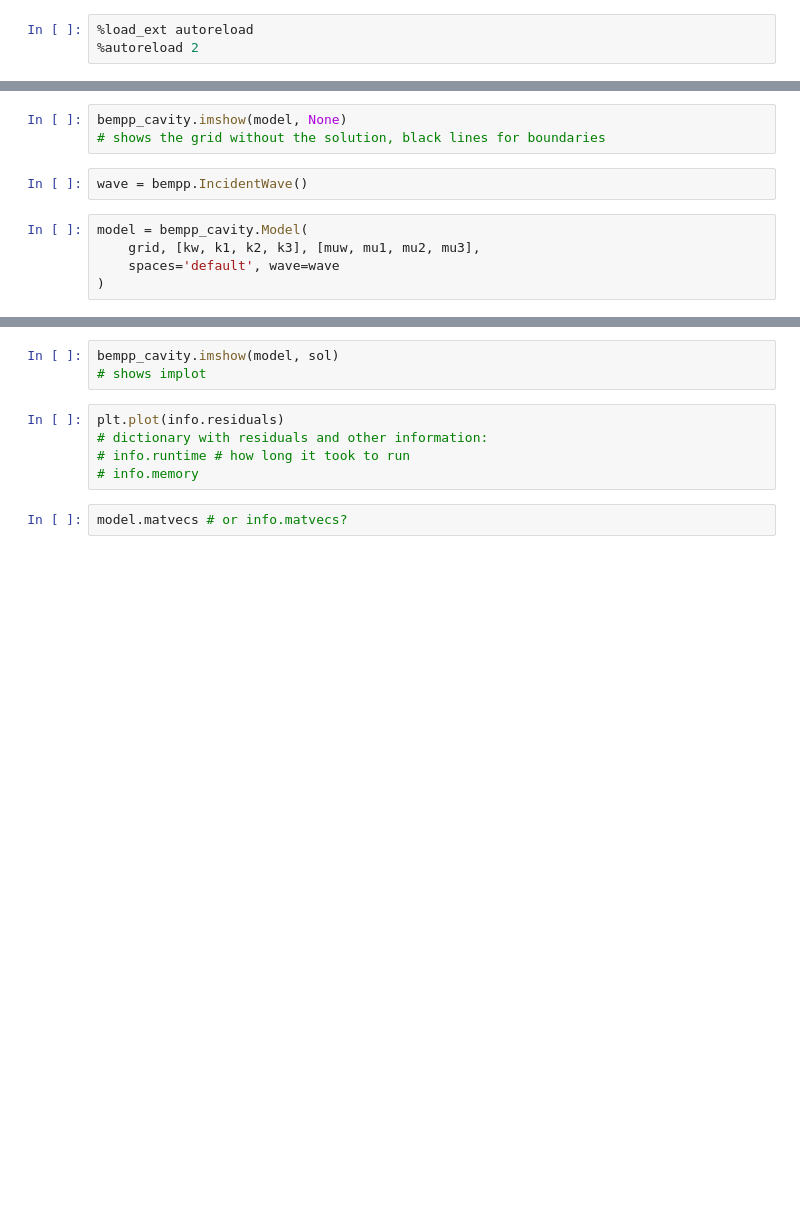
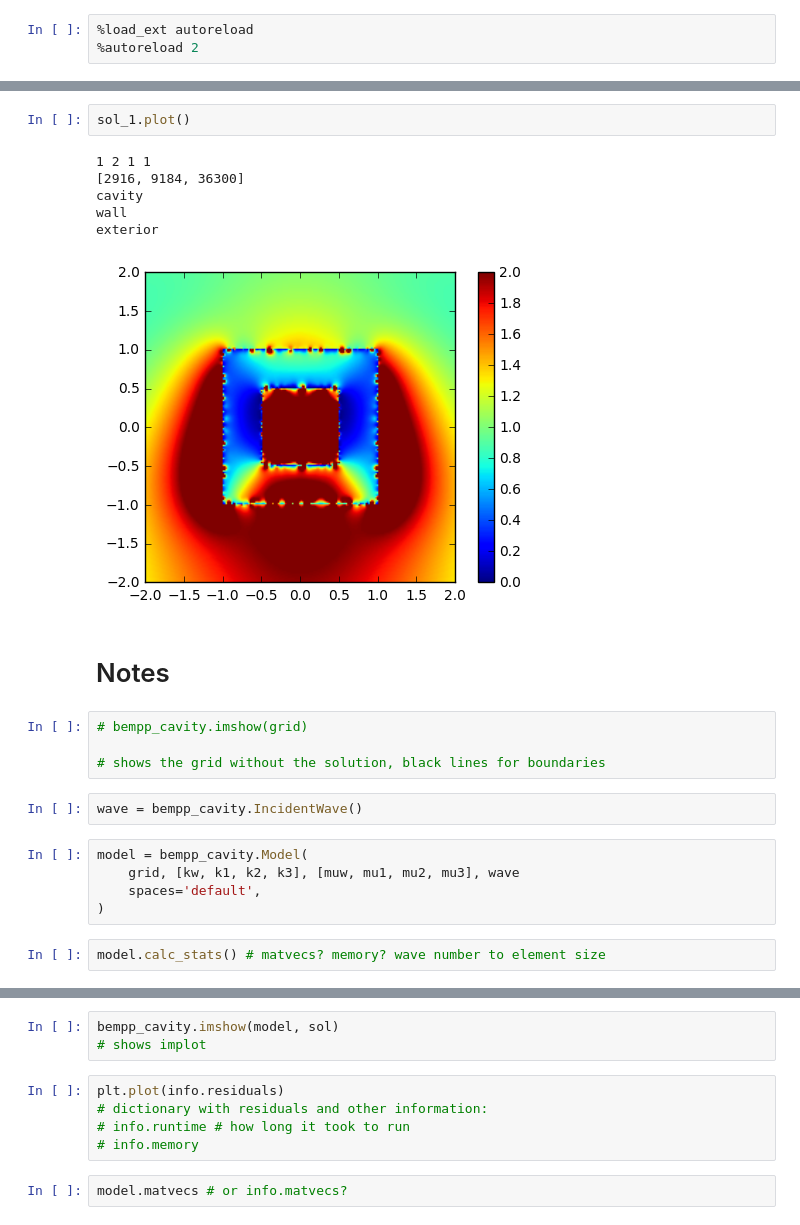
Before and after one commit to sheeshee/MSc-Project-Code, a Jupyter notebook: Notebooks/04_bempp_cavity_simple.ipynb, the cells around one changed output, grey strips where cells are left out. Cells and saved outputs as stored; diff of their text form; blank space fills up the shorter version.

```diff
--- a/Notebooks/04_bempp_cavity_simple.ipynb
+++ b/Notebooks/04_bempp_cavity_simple.ipynb
@@ -8,11 +85,25 @@ grid = bempp_cavity.create_grid(wall, room1, room2)
+# %%
+sol_1.plot()
+# %% [output]
+1 2 1 1
+[2916, 9184, 36300]
+cavity
+wall
+exterior
+[figure, added]
+# %% [markdown]
+# Notes
 # %%
-bempp_cavity.imshow(model, None)
+# bempp_cavity.imshow(grid)
+
 # shows the grid without the solution, black lines for boundaries
 # %%
-wave = bempp.IncidentWave()
+wave = bempp_cavity.IncidentWave()
 # %%
 model = bempp_cavity.Model(
-    grid, [kw, k1, k2, k3], [muw, mu1, mu2, mu3],
-    spaces='default', wave=wave
+    grid, [kw, k1, k2, k3], [muw, mu1, mu2, mu3], wave
+    spaces='default',
 )
+# %%
+model.calc_stats() # matvecs? memory? wave number to element size
 # %%
```
Also changed, not shown: parts of 20 cells of this notebook, 6 other files.
